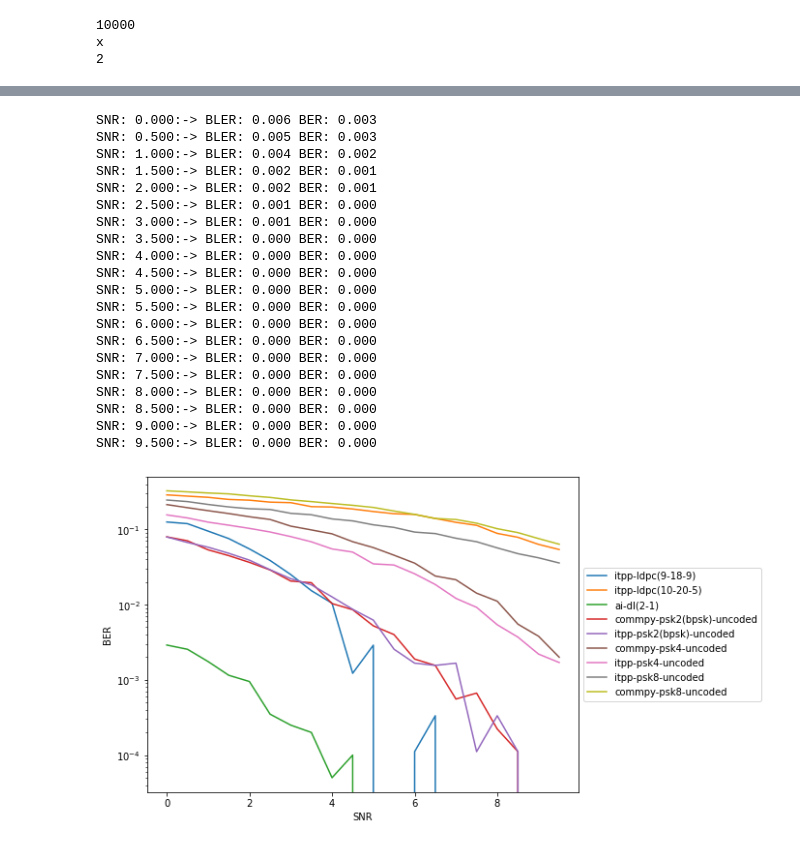
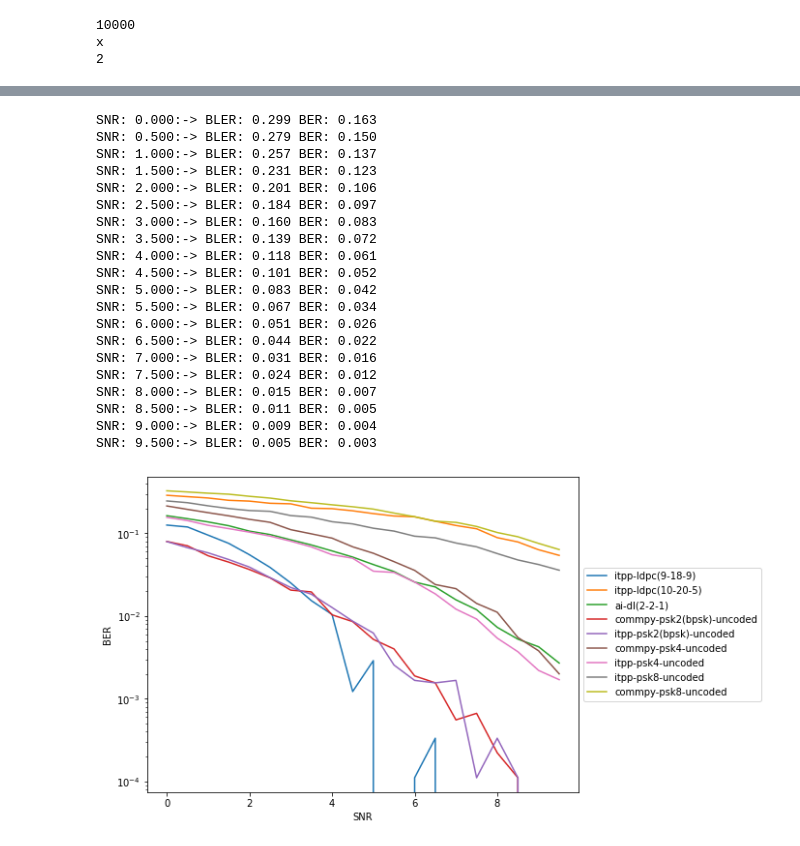
Before and after one commit to iamviji/project, a Jupyter notebook: Report/KerasBinary_In_En_Ch_QPSK.ipynb, the cells around one changed output, grey strips where cells are left out. Cells and saved outputs as stored; diff of their text form; code cells hidden in the pictures.

```diff
--- a/Report/KerasBinary_In_En_Ch_QPSK.ipynb
+++ b/Report/KerasBinary_In_En_Ch_QPSK.ipynb
@@ -210,7 +210,7 @@ input_message_x = Input(shape=(input_message_length,))
 # "encoded" is the encoded representation of the input
 enc_layer1 = Dense(encoder_output_length, activation='tanh')(input_message_x)
 enc_layer11 = Dense(2*channel_size, activation='tanh')(enc_layer1)
-enc_layer2 =  enc_layer1 / tf.sqrt(tf.reduce_mean(tf.square(enc_layer11)))
+enc_layer2 =  enc_layer11 / tf.sqrt(tf.reduce_mean(tf.square(enc_layer11)))
 encoder = Model(input_message_x, enc_layer2)
 
 awgn_channel = GaussianNoise(Snr2Sigma(snr_std),input_shape=(2*channel_size,))
@@ -227,7 +227,13 @@ autoencoder = Model(input_message_x, decoder(awgn_channel(encoder(input_message_
 
 #decoder_output = (tf.nn.sigmoid(decoder_input_x))
 
+print("encoder.summary")
 print(encoder.summary())
+print ("")
+print("decoder.summary")
 print(decoder.summary())
+print ("")
+print("autoencoder.summary")
 print(autoencoder.summary())
+print ("")
 # %% [output]
@@ -327,52 +333,52 @@ Epoch 20/20
 snrs_list = numpy.arange (SNR_BEGIN, SNR_END, SNR_STEP_SIZE)
 ber_per_iter_dl_tensor1, bler_per_iter_dl_tensor1, channel_out1 = get_ber_bler_of_model(snrs_list, encoder, decoder, training_input_message, training_input_message.shape[0],input_message_length, channel_size)
 # %% [output]
-SNR: 0.000:-> BLER: 0.006 BER: 0.003
-SNR: 0.500:-> BLER: 0.005 BER: 0.003
-SNR: 1.000:-> BLER: 0.004 BER: 0.002
-SNR: 1.500:-> BLER: 0.002 BER: 0.001
-SNR: 2.000:-> BLER: 0.002 BER: 0.001
-SNR: 2.500:-> BLER: 0.001 BER: 0.000
-SNR: 3.000:-> BLER: 0.001 BER: 0.000
-SNR: 3.500:-> BLER: 0.000 BER: 0.000
-SNR: 4.000:-> BLER: 0.000 BER: 0.000
-SNR: 4.500:-> BLER: 0.000 BER: 0.000
-SNR: 5.000:-> BLER: 0.000 BER: 0.000
-SNR: 5.500:-> BLER: 0.000 BER: 0.000
-SNR: 6.000:-> BLER: 0.000 BER: 0.000
-SNR: 6.500:-> BLER: 0.000 BER: 0.000
-SNR: 7.000:-> BLER: 0.000 BER: 0.000
-SNR: 7.500:-> BLER: 0.000 BER: 0.000
-SNR: 8.000:-> BLER: 0.000 BER: 0.000
-SNR: 8.500:-> BLER: 0.000 BER: 0.000
-SNR: 9.000:-> BLER: 0.000 BER: 0.000
-SNR: 9.500:-> BLER: 0.000 BER: 0.000
+SNR: 0.000:-> BLER: 0.299 BER: 0.163
+SNR: 0.500:-> BLER: 0.279 BER: 0.150
+SNR: 1.000:-> BLER: 0.257 BER: 0.137
+SNR: 1.500:-> BLER: 0.231 BER: 0.123
+SNR: 2.000:-> BLER: 0.201 BER: 0.106
+SNR: 2.500:-> BLER: 0.184 BER: 0.097
+SNR: 3.000:-> BLER: 0.160 BER: 0.083
+SNR: 3.500:-> BLER: 0.139 BER: 0.072
+SNR: 4.000:-> BLER: 0.118 BER: 0.061
+SNR: 4.500:-> BLER: 0.101 BER: 0.052
+SNR: 5.000:-> BLER: 0.083 BER: 0.042
+SNR: 5.500:-> BLER: 0.067 BER: 0.034
+SNR: 6.000:-> BLER: 0.051 BER: 0.026
+SNR: 6.500:-> BLER: 0.044 BER: 0.022
+SNR: 7.000:-> BLER: 0.031 BER: 0.016
+SNR: 7.500:-> BLER: 0.024 BER: 0.012
+SNR: 8.000:-> BLER: 0.015 BER: 0.007
+SNR: 8.500:-> BLER: 0.011 BER: 0.005
+SNR: 9.000:-> BLER: 0.009 BER: 0.004
+SNR: 9.500:-> BLER: 0.005 BER: 0.003
 # %%
 import matplotlib.pyplot as plt
 %matplotlib inline
 snrs = numpy.arange (SNR_BEGIN, SNR_END, SNR_STEP_SIZE)
 fig, (ax1) = plt.subplots(1,1,figsize=(8,6))
 ax1.semilogy(snrs,ber_per_iter_ldpc_itpp_psk_4,'', label="itpp-ldpc(9-18-9)") # plot BER vs SNR
 ax1.semilogy(snrs,ber_per_iter_ldpc_10_20_itpp_psk_16,'', label="itpp-ldpc(10-20-5)") # plot BER vs SNR
-ax1.semilogy(snrs,ber_per_iter_dl_tensor1,'', label="ai-dl(2-1)") # plot BER vs SNR
+ax1.semilogy(snrs,ber_per_iter_dl_tensor1,'', label="ai-dl(2-2-1)") # plot BER vs SNR
 ax1.semilogy(snrs,ber_per_iter_uncoded_commpy_psk_2,'', label="commpy-psk2(bpsk)-uncoded") # plot BER vs SNR
 ax1.semilogy(snrs,ber_per_iter_uncoded_itpp_psk_2,'', label="itpp-psk2(bpsk)-uncoded") # plot BER vs SNR
 ax1.semilogy(snrs,ber_per_iter_uncoded_commpy_psk_4,'', label="commpy-psk4-uncoded") # plot BER vs SNR
 ax1.semilogy(snrs,ber_per_iter_uncoded_itpp_psk_4,'', label="itpp-psk4-uncoded") # plot BER vs SNR
 #ax1.semilogy(snrs,ber_per_iter_ham_itpp_psk_4,'', label="itpp-ham(7,4)(input=8,channel=7)") # plot BER vs SNR
 ax1.semilogy(snrs,ber_per_iter_uncoded_itpp_psk_8,'', label="itpp-psk8-uncoded") # plot BER vs SNR
 ax1.semilogy(snrs,ber_per_iter_uncoded_commpy_psk_8,'', label="commpy-psk8-uncoded") # plot BER vs SNR
 #ax1.semilogy(snrs,PSK_2_BER_theory[0:20],'', label="psk2-theory") # plot BER vs SNR
 #ax1.semilogy(snrs,PSK_4_BER_theory[0:20],'', label="psk4-theory") # plot BER vs SNR
 #ax1.semilogy(snrs,PSK_8_BER_theory[0:20],'', label="psk8-theory") # plot BER vs SNR
 ax1.set_ylabel('BER')
 ax1.set_xlabel('SNR')
 #ax1.set_title('Arch-2 ({},{},{})'.format(input_message_length,2*input_message_length, channel_size))
 plt.savefig('ldpc_ber_{}_{}.png'.format(2*channel_size,input_message_length))
 plt.legend(loc='center left', bbox_to_anchor=(1, 0.5))
 plt.show()
 # %% [output]
-[figure, old version]
+[figure, new version]
 # %%
 import matplotlib.pyplot as plt
 encoded_message = encoder.predict(training_input_message)
```
Also changed, not shown: parts of 48 cells of this notebook.
